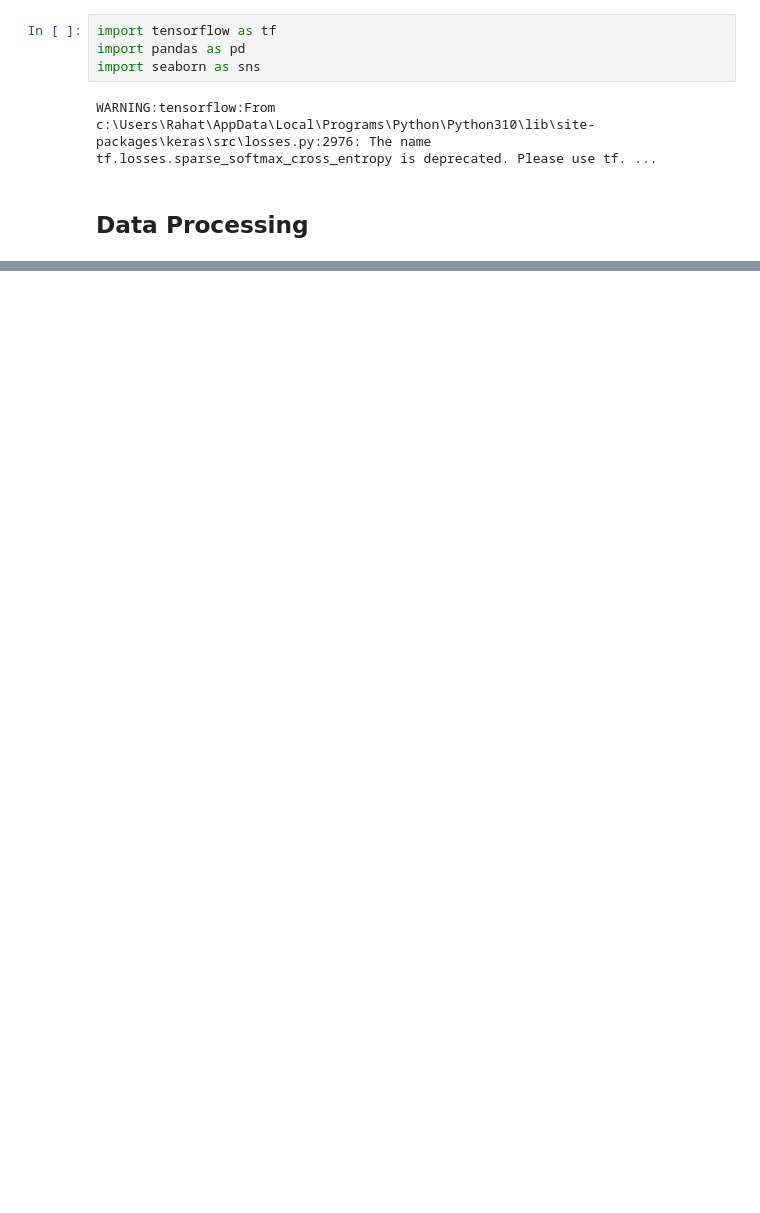
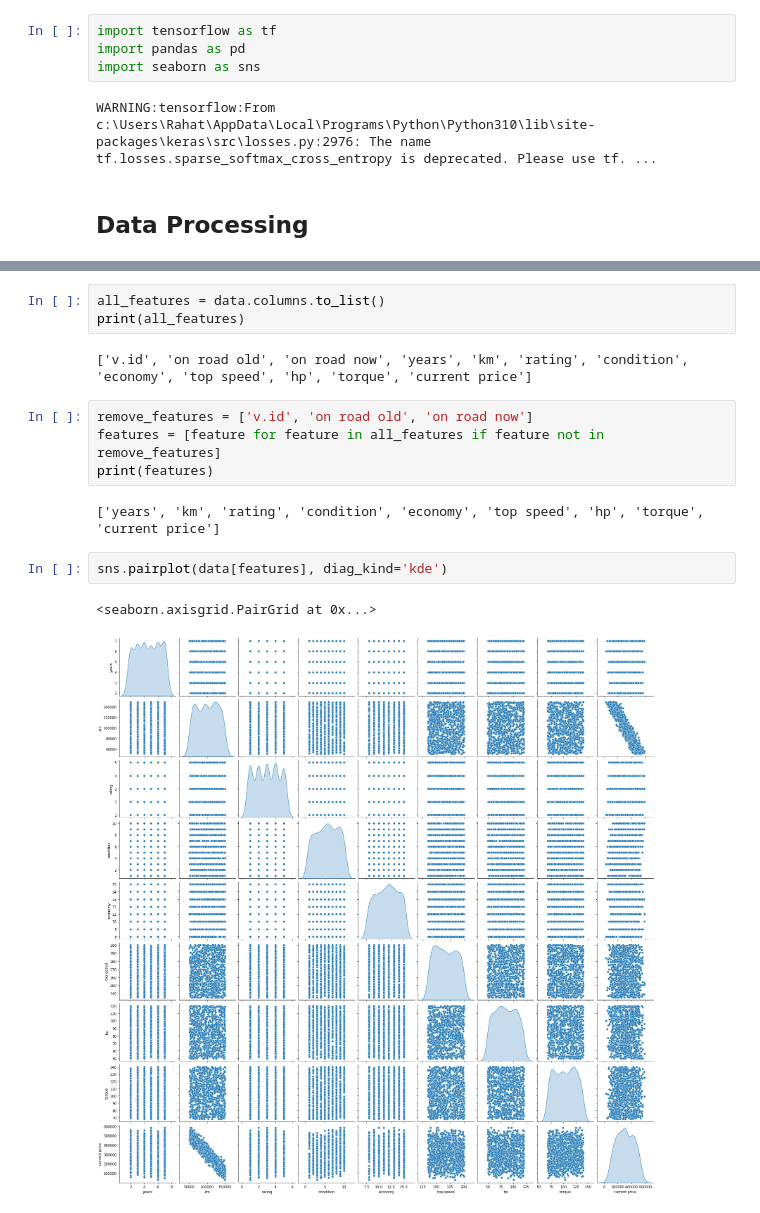
Before and after one commit to Aminul667/car_price_prediction, a Jupyter notebook: carPricePrediction.ipynb, the cells around one changed output, grey strips where cells are left out. Cells and saved outputs as stored; diff of their text form; blank space fills up the shorter version.

Commit message:
added pairplot

```diff
--- a/carPricePrediction.ipynb
+++ b/carPricePrediction.ipynb
@@ -18,3 +20,19 @@ data.head()
 | 2 | 3 | 686990 | 770762 | 2 | 132538 | 2 | 8 | 15 | 181 | 53 | ... |
 | 3 | 4 | 573999 | 722381 | 4 | 101065 | 4 | 3 | 11 | 197 | 54 | ... |
 | 4 | 5 | 691388 | 811335 | 6 | 61559 | 3 | 9 | 12 | 160 | 53 | ... |
+# %%
+all_features = data.columns.to_list()
+print(all_features)
+# %% [output]
+['v.id', 'on road old', 'on road now', 'years', 'km', 'rating', 'condition', 'economy', 'top speed', 'hp', 'torque', 'current price']
+# %%
+remove_features = ['v.id', 'on road old', 'on road now']
+features = [feature for feature in all_features if feature not in remove_features]
+print(features)
+# %% [output]
+['years', 'km', 'rating', 'condition', 'economy', 'top speed', 'hp', 'torque', 'current price']
+# %%
+sns.pairplot(data[features], diag_kind='kde')
+# %% [output]
+<seaborn.axisgrid.PairGrid at 0x...>
+[figure, added]
```
Also changed, not shown: parts of 2 cells of this notebook.
